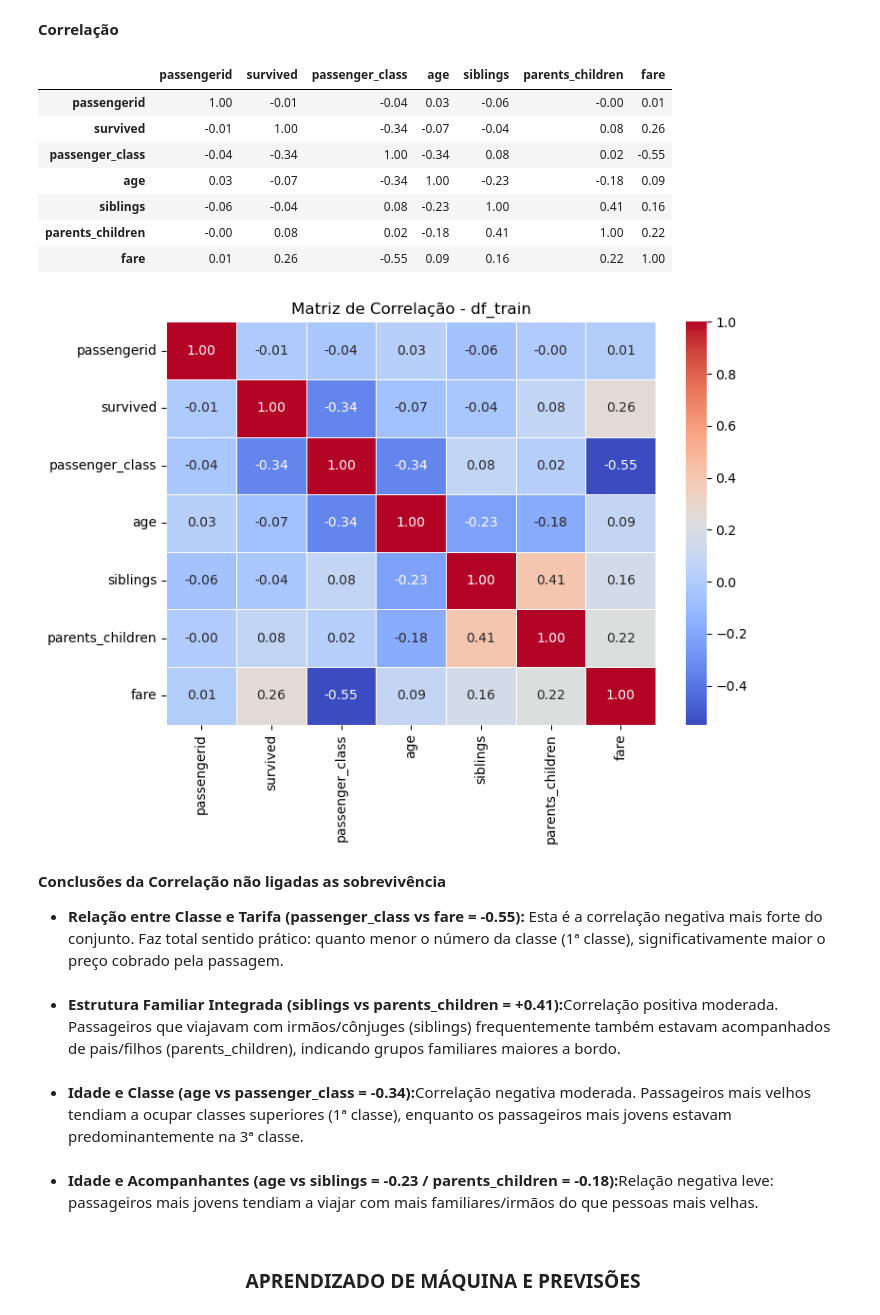
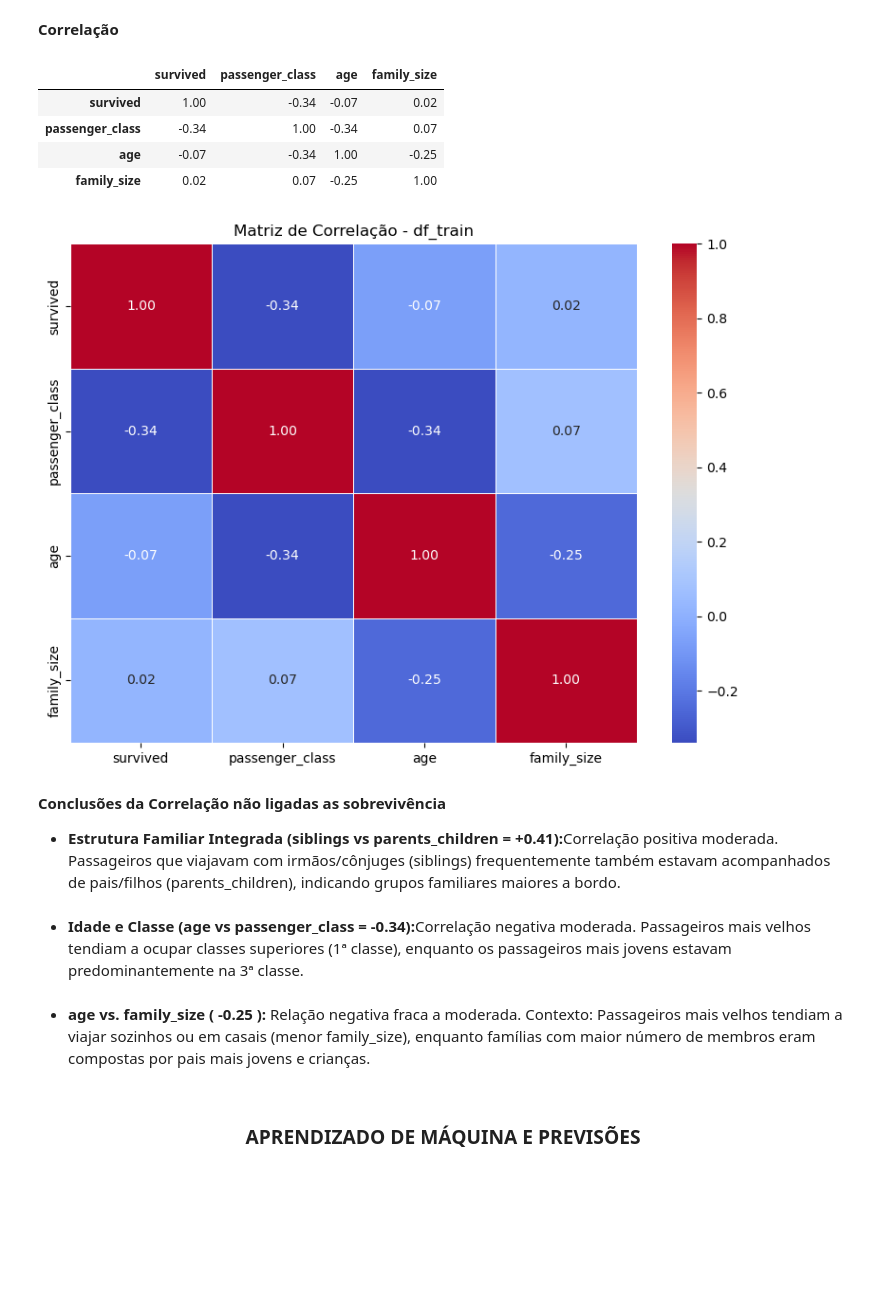
Before and after one commit to ajndantas/I2A2-Grupo_01, a Jupyter notebook: Insurminds/Desafio 3/desafio 3.ipynb, the cells around one changed output. Drawn from its saved outputs; the diff is of its cells as text; code cells hidden in the pictures; blank space fills up the shorter version.

```diff
--- a/Insurminds/Desafio 3/desafio 3.ipynb
+++ b/Insurminds/Desafio 3/desafio 3.ipynb
@@ -96,7 +97,8 @@ memory usage: 83.7+ KB
 df_train.columns = (
                         df_train.columns.
                         str.lower().
-                        str.strip()
+                        str.strip().
+                        str.replace(' ','_')
                     )
 
 df_train.columns
@@ -303,0 +312,4 @@ df_train
+# %%
+df_train['family_size'] = df_train['parents_children'] + df_train['siblings']
+df_train = df_train.drop(columns=['parents_children', 'siblings'], axis=1)
+df_train
@@ -311,5 +337,5 @@ Index(['passengerid', 'survived', 'passenger_class', 'name', 'sex', 'age',
       dtype='object')
 # %%
-df_train = df_train.drop(columns=['ticket'],errors='ignore')
+df_train = df_train.drop(columns=['ticket','fare','embarked'],errors='ignore')
 df_train
 # %% [output]
@@ -732,0 +743,13 @@ plt.show()
+# %%
+from pandas import cut
+
+# 1. Definir os limites dos intervalos e os rótulos de cada faixa etária
+bins = [0, 12, 18, 35, 60, 100]
+labels = ['Crianças (0-12)', 'Adolescentes (13-18)', 'Jovens Adultos (19-35)', 'Adultos (36-60)', 'Idosos (60+)']
+
+# 2. Criar uma nova coluna temporária com a faixa etária
+df_train['faixa_etaria'] = cut(df_train['age'], bins=bins, labels=labels)
+
+# Definindo como categoria
+df_train['faixa_etaria'] = df_train['faixa_etaria'].astype('category')
+df_train
@@ -831,20 +913,17 @@ Concluímos que a taxa de sobrevivencia aumenta para uma família até 3 pessoas
 # %%
 # 1. Carregar o arquivo no DataFrame df_train
 
 # 2. Calcular a matriz de correlação (apenas para colunas numéricas)
-df_correlacao = df_train.corr(numeric_only=True).round(2)
+df_correlacao = df_train.drop(columns='passengerid').corr(numeric_only=True).round(2)
 
 # Exibir a matriz no terminal
 df_correlacao
 # %% [output]
-|  | passengerid | survived | passenger_class | age | siblings | parents_children | fare |
-| passengerid | 1.00 | -0.01 | -0.04 | 0.03 | -0.06 | -0.00 | 0.01 |
-| survived | -0.01 | 1.00 | -0.34 | -0.07 | -0.04 | 0.08 | 0.26 |
-| passenger_class | -0.04 | -0.34 | 1.00 | -0.34 | 0.08 | 0.02 | -0.55 |
-| age | 0.03 | -0.07 | -0.34 | 1.00 | -0.23 | -0.18 | 0.09 |
-| siblings | -0.06 | -0.04 | 0.08 | -0.23 | 1.00 | 0.41 | 0.16 |
-| parents_children | -0.00 | 0.08 | 0.02 | -0.18 | 0.41 | 1.00 | 0.22 |
-| fare | 0.01 | 0.26 | -0.55 | 0.09 | 0.16 | 0.22 | 1.00 |
+|  | survived | passenger_class | age | family_size |
+| survived | 1.00 | -0.34 | -0.07 | 0.02 |
+| passenger_class | -0.34 | 1.00 | -0.34 | 0.07 |
+| age | -0.07 | -0.34 | 1.00 | -0.25 |
+| family_size | 0.02 | 0.07 | -0.25 | 1.00 |
 # %%
 # Criar gráfico de calor (Heatmap)
 import seaborn as sns
@@ -873,14 +952,13 @@ plt.tight_layout() # O plt.tight_layout() inspeciona o tamanho do texto e dos ei
                    # e o espaço entre eixos (subplot padding) para que tudo caiba perfeitamente.
 plt.show()
 # %% [output]
-[figure, old version]
+[figure, new version]
 # %% [markdown]
 <b>Conclusões da Correlação não ligadas as sobrevivência</b>
 <ul>
-    <li><b>Relação entre Classe e Tarifa (passenger_class vs fare = -0.55):</b> Esta é a correlação negativa mais forte do conjunto. Faz total sentido prático: quanto menor o número da classe (1ª classe), significativamente maior o preço cobrado pela passagem.</li><br/>
     <li><b>Estrutura Familiar Integrada (siblings vs parents_children = +0.41):</b>Correlação positiva moderada. Passageiros que viajavam com irmãos/cônjuges (siblings) frequentemente também estavam acompanhados de pais/filhos (parents_children), indicando grupos familiares maiores a bordo.</li><br/>
     <li><b>Idade e Classe (age vs passenger_class = -0.34):</b>Correlação negativa moderada. Passageiros mais velhos tendiam a ocupar classes superiores (1ª classe), enquanto os passageiros mais jovens estavam predominantemente na 3ª classe.</li><br/>
-    <li><b>Idade e Acompanhantes (age vs siblings = -0.23 / parents_children = -0.18):</b>Relação negativa leve: passageiros mais jovens tendiam a viajar com mais familiares/irmãos do que pessoas mais velhas.</li>
+    <li><b>age vs. family_size ( -0.25 ):</b> Relação negativa fraca a moderada. Contexto: Passageiros mais velhos tendiam a viajar sozinhos ou em casais (menor family_size), enquanto famílias com maior número de membros eram compostas por pais mais jovens e crianças.</li>
 <ul>
 # %% [markdown]
 ### <center><b>APRENDIZADO DE MÁQUINA E PREVISÕES</b></center>
```
Also changed, not shown: parts of 50 cells of this notebook, 7 other files.
